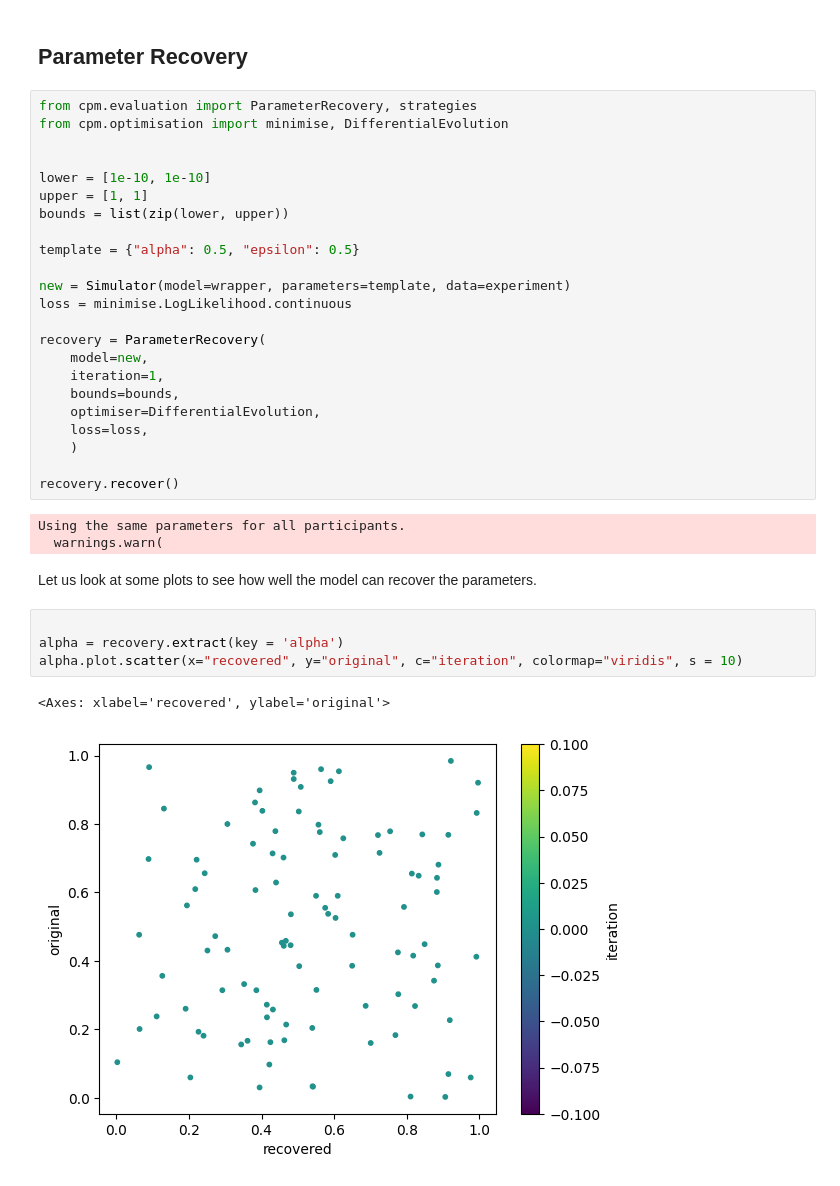
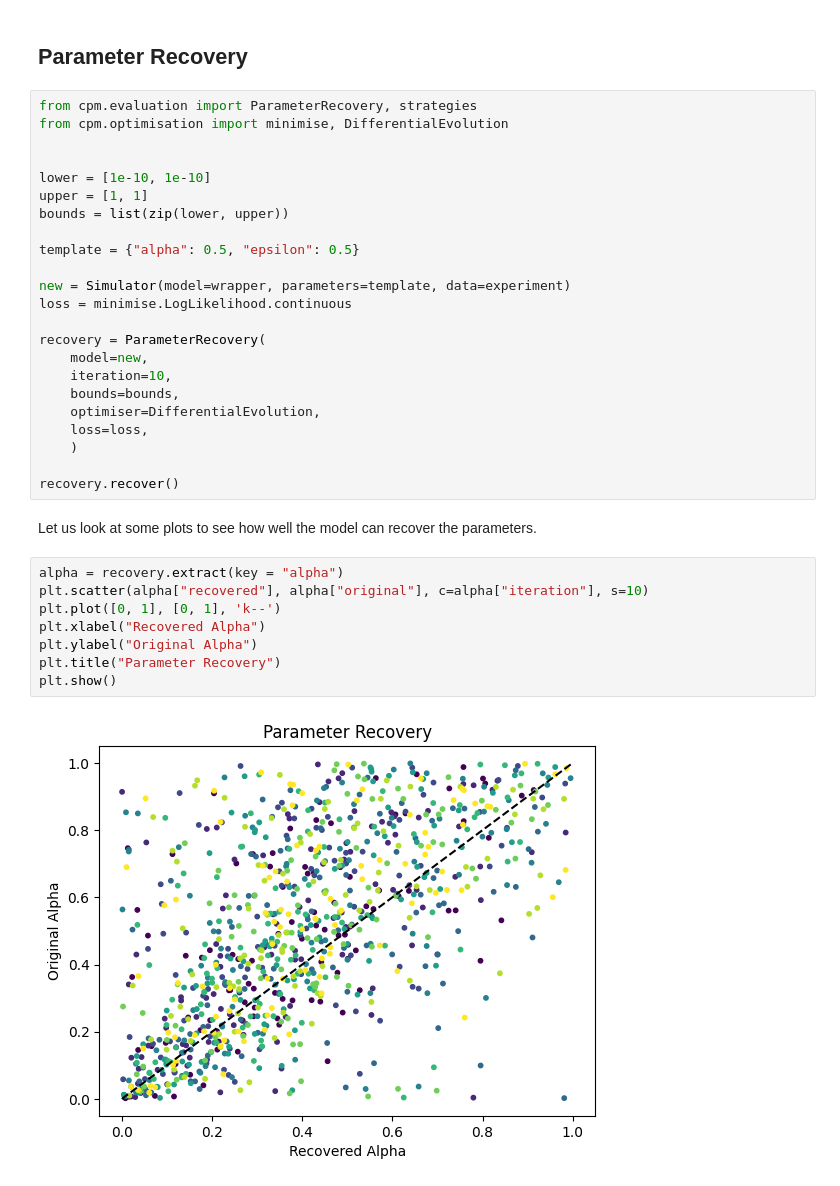
Before and after one commit to DevComPsy/cpm, a Jupyter notebook: docs/examples/example2.ipynb, the cells around one changed output. Drawn from its saved outputs; the diff is of its cells as text.

```diff
--- a/docs/examples/example2.ipynb
+++ b/docs/examples/example2.ipynb
@@ -317,24 +323,24 @@ loss = minimise.LogLikelihood.continuous
 
 recovery = ParameterRecovery(
     model=new,
-    iteration=1,
+    iteration=10,
     bounds=bounds,
     optimiser=DifferentialEvolution,
     loss=loss,
     )
 
 recovery.recover()
-# %% [output]
-Using the same parameters for all participants.
-  warnings.warn(
 # %% [markdown]
 Let us look at some plots to see how well the model can recover the parameters.
-# %%
-
-alpha = recovery.extract(key = 'alpha')
-alpha.plot.scatter(x="recovered", y="original", c="iteration", colormap="viridis", s = 10)
-# %% [output]
-<Axes: xlabel='recovered', ylabel='original'>
-[figure, removed]
+# %%
+alpha = recovery.extract(key = "alpha")
+plt.scatter(alpha["recovered"], alpha["original"], c=alpha["iteration"], s=10)
+plt.plot([0, 1], [0, 1], 'k--')
+plt.xlabel("Recovered Alpha")
+plt.ylabel("Original Alpha")
+plt.title("Parameter Recovery")
+plt.show()
+# %% [output]
+[figure, added]
 # %% [markdown]
 This is unfortunate.
```
Also changed, not shown: parts of 12 cells of this notebook.
